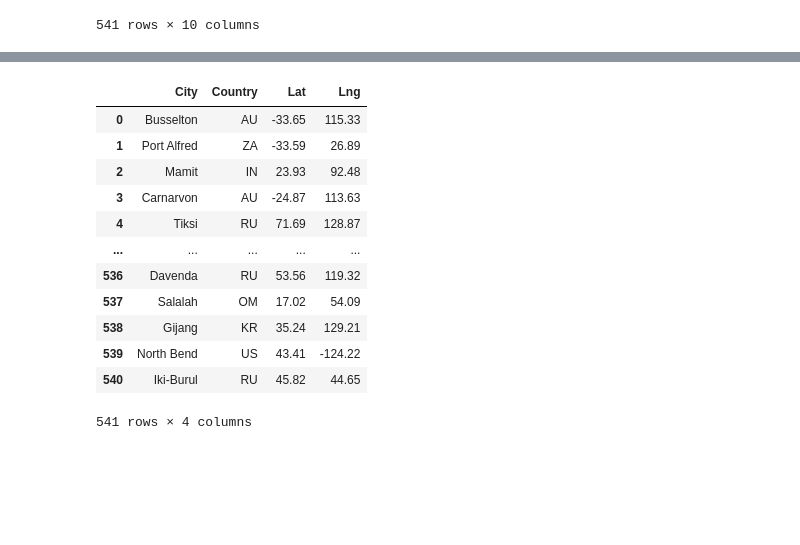
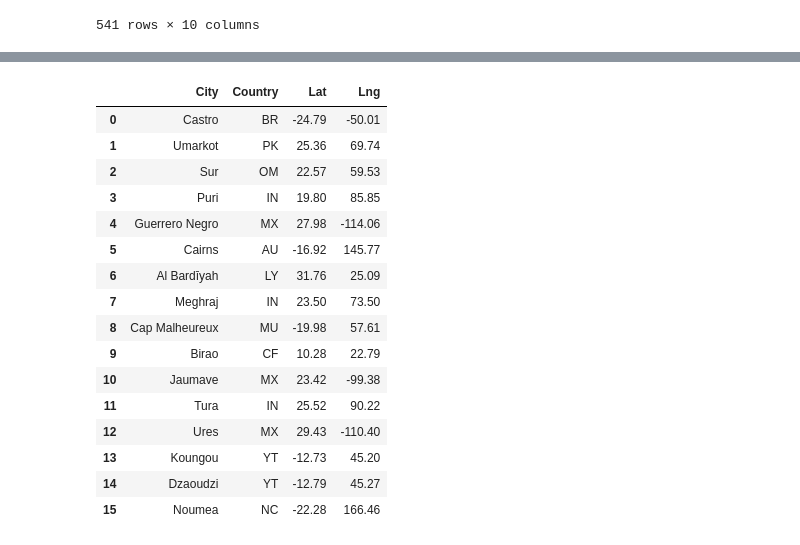
Before and after one commit to paloni-dotcom/Python-API-Challenge, a Jupyter notebook: VacationPy/VacationPy..ipynb, the cells around one changed output, grey strips where cells are left out. Saved outputs shown, nothing was run; the diff lists cells and outputs as text; code cells hidden in the pictures; blank space fills up the shorter version.

```diff
--- a/VacationPy/VacationPy..ipynb
+++ b/VacationPy/VacationPy..ipynb
@@ -47,17 +57,14 @@ fig
 # %%
-# Narrowing down the DataFrame to find ideal weather condition.
-# A max temperature lower than 80 degrees but higher than 70.
-# Wind speed less than 10 mph.
-# Zero cloudiness.
-# Dropping any rows that don't contain all three conditions.
+#### Narrowing down the DataFrame to find ideal weather condition.
+#### A max temperature lower than 80 degrees but higher than 70.
+#### Wind speed less than 10 mph.
+#### Zero cloudiness.
+#### Dropping any rows that don't contain all three conditions.
 
-new_vacation_df = pd.DataFrame(vacation_df, columns = ["City", "Max Temp", "Wind Speed", "Cloudiness"])
 
-max_temp = (new_vacation_df["Max Temp"] <= 80) & (new_vacation_df["Max Temp"] > 70)
-wind_speed = new_vacation_df["Wind Speed"] < 10
-cloudiness = new_vacation_df["Cloudiness"] == 0
-
-# new_types_df[max_temp & wind_speed & cloudiness]
-new_vacation_df[max_temp & wind_speed & cloudiness]
+new_vacation_df = vacation_df.loc[(vacation_df["Max Temp"]>70)&
+                                  (vacation_df["Max Temp"]<80)&
+                                  (vacation_df["Wind Speed"]<10)&
+                                  (vacation_df["Cloudiness"]==0)].reset_index(drop=True)
 new_vacation_df
 # %% [output]
@@ -77,17 +92,21 @@ new_vacation_df
 # %%
-hotel_df = pd.DataFrame(vacation_df, columns=["City", "Country", "Lat", "Lng"])
+hotel_df = pd.DataFrame(new_vacation_df, columns=["City", "Country", "Lat", "Lng"])
 hotel_df
 # %% [output]
 |  | City | Country | Lat | Lng |
-| 0 | Busselton | AU | -33.65 | 115.33 |
-| 1 | Port Alfred | ZA | -33.59 | 26.89 |
-| 2 | Mamit | IN | 23.93 | 92.48 |
-| 3 | Carnarvon | AU | -24.87 | 113.63 |
-| 4 | Tiksi | RU | 71.69 | 128.87 |
-| ... | ... | ... | ... | ... |
-| 536 | Davenda | RU | 53.56 | 119.32 |
-| 537 | Salalah | OM | 17.02 | 54.09 |
-| 538 | Gijang | KR | 35.24 | 129.21 |
-| 539 | North Bend | US | 43.41 | -124.22 |
-| 540 | Iki-Burul | RU | 45.82 | 44.65 |
+| 0 | Castro | BR | -24.79 | -50.01 |
+| 1 | Umarkot | PK | 25.36 | 69.74 |
+| 2 | Sur | OM | 22.57 | 59.53 |
+| 3 | Puri | IN | 19.80 | 85.85 |
+| 4 | Guerrero Negro | MX | 27.98 | -114.06 |
+| 5 | Cairns | AU | -16.92 | 145.77 |
+| 6 | Al Bardīyah | LY | 31.76 | 25.09 |
+| 7 | Meghraj | IN | 23.50 | 73.50 |
+| 8 | Cap Malheureux | MU | -19.98 | 57.61 |
+| 9 | Birao | CF | 10.28 | 22.79 |
+| 10 | Jaumave | MX | 23.42 | -99.38 |
+| 11 | Tura | IN | 25.52 | 90.22 |
+| 12 | Ures | MX | 29.43 | -110.40 |
+| 13 | Koungou | YT | -12.73 | 45.20 |
+| 14 | Dzaoudzi | YT | -12.79 | 45.27 |
+| 15 | Noumea | NC | -22.28 | 166.46 |
-541 rows × 4 columns
```
Also changed, not shown: parts of 21 cells of this notebook, 2 other files.
